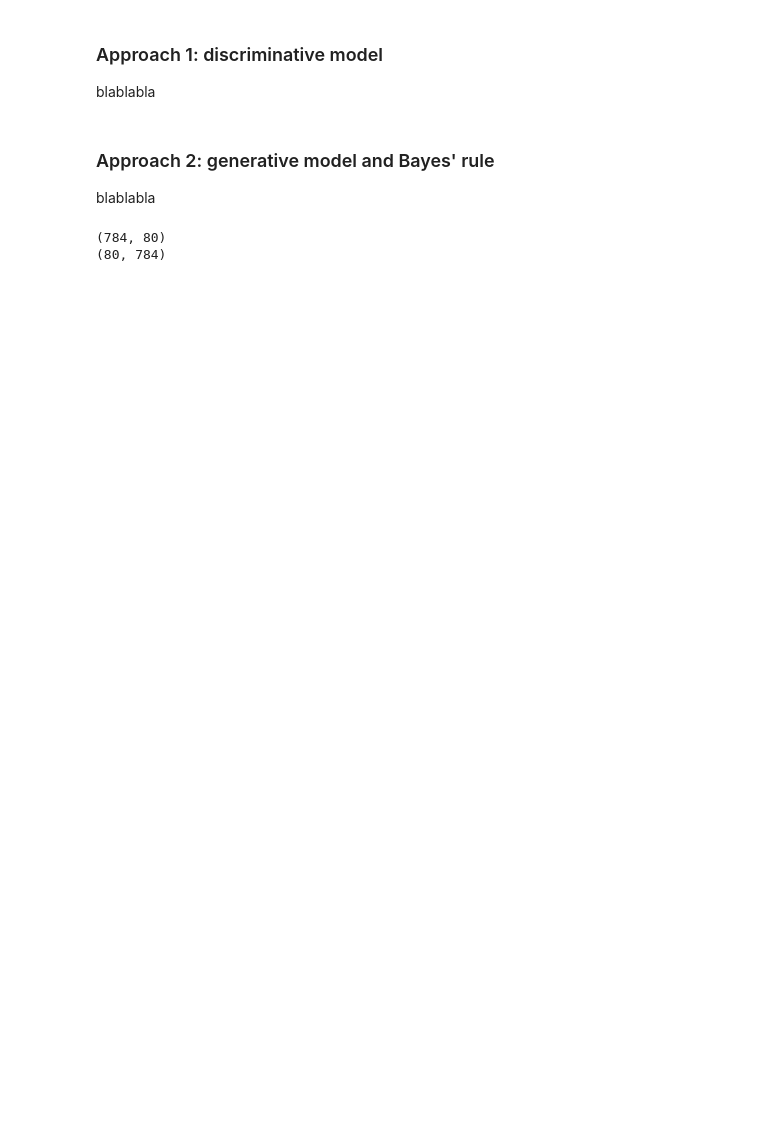
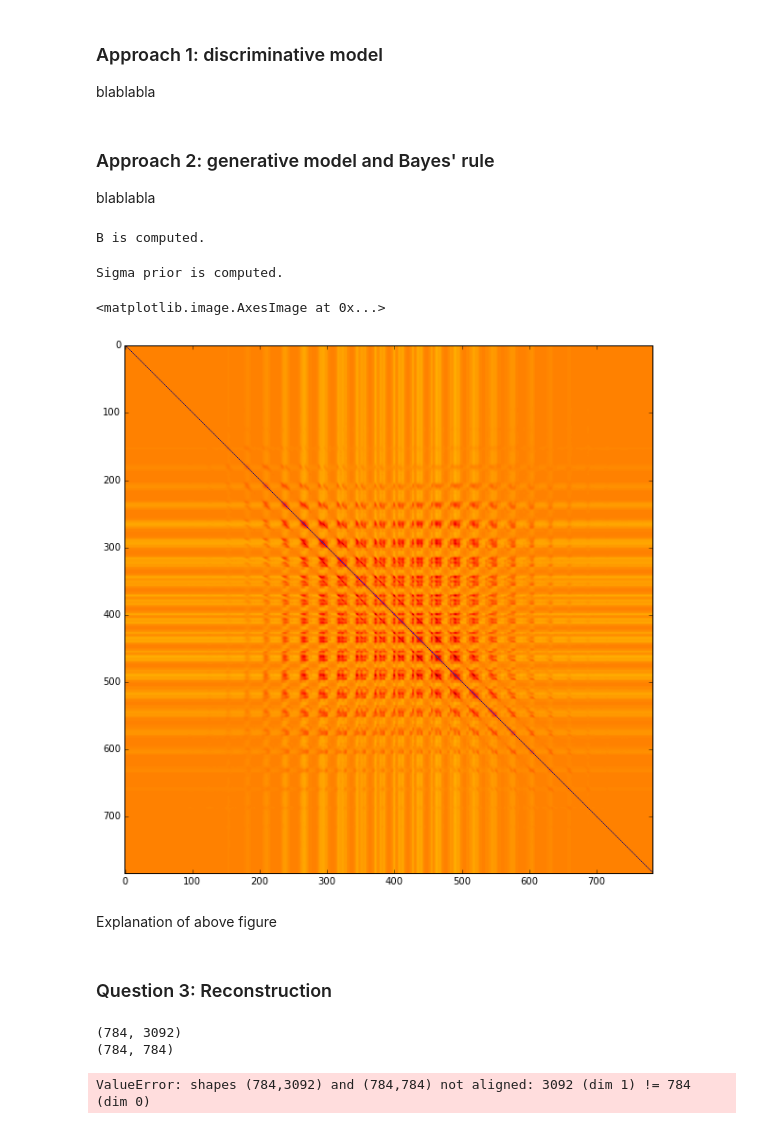
Before and after one commit to EmielStoelinga/CCN1718, a Jupyter notebook: ass4/CCN Assignment 4.ipynb, the cells around one changed output. Drawn from its saved outputs; the diff is of its cells as text; code cells hidden in the pictures; blank space fills up the shorter version.

```diff
--- a/ass4/CCN Assignment 4.ipynb
+++ b/ass4/CCN Assignment 4.ipynb
@@ -11,14 +15,18 @@ Y = data['Y']
 prior = data['prior']
 # %%
 def normalize(data):
+    np.transpose(data)
     output = []
     for row in data:
         this_row = row
         mean = np.mean(this_row)
         std = np.std(this_row)
+        if std == 0:
+            break
         normalized = (this_row-mean)/std
         output.append(normalized)
 
+    np.transpose(output)
     return np.asarray(output)
 # %%
 def split_into_train_test(data, train_per):
@@ -33,6 +41,7 @@ def split_into_train_test(data, train_per):
 # normalize the data
 normalized_x = normalize(X)
 normalized_y = normalize(Y)
+prior = normalize(prior)
 
 # make training and test sets of the normalize data
 train_x, test_x = split_into_train_test(normalized_x, .8)
@@ -44,20 +53,49 @@ blablabla
 ### Approach 2: generative model and Bayes' rule
 blablabla
 # %%
-# B = ((XtrainT)*(Xtrain)+lambda*l)^(-1)*XtrainT*Ytrain
-# ^T means transpose
 lamb = 10^-6
-l = np.identity(3092)
+nPixels = 784
+l = np.identity(nPixels)
 
-#B = (np.linalg.inv(np.dot(np.transpose(train_x),train_x)+lamb*l))*np.dot(np.transpose(train_x),train_y)
 first = np.dot(np.transpose(train_x), train_x)
 second = first + lamb*l
 third = np.linalg.inv(second)
 fourth = np.dot(third, np.transpose(train_x))
 B = np.dot(fourth, train_y)
 
-print(np.transpose(train_x).shape)
-print(train_x.shape)
+print("B is computed.")
 # %% [output]
-(784, 80)
-(80, 784)
+B is computed.
+# %%
+sig = (10^-3)*l
+
+first = np.dot(np.transpose(prior), prior)
+sigPrior = first / (len(prior)-1)
+sigPrior[np.diag_indices_from(sigPrior)] += 10^-6 # regularize
+
+print("Sigma prior is computed.")
+# %% [output]
+Sigma prior is computed.
+# %%
+plt.figure(1, figsize=(15,10))
+plt.colorbar
+plt.imshow(sigPrior)
+# %% [output]
+<matplotlib.image.AxesImage at 0x...>
+[figure, added]
+# %% [markdown]
+Explanation of above figure
+# %% [markdown]
+### Question 3: Reconstruction
+# %%
+print(B.shape)
+print(np.linalg.inv(sig).shape)
+first = np.dot(B, np.linalg.inv(sig))
+second = np.dot(first, np.transpose(B))
+third = np.linalg.inv(sigPrior) + second
+fourth = np.dot(third, B)
+muPost = np.dot(fourth, np.linalg.inv(sig))
+# %% [output]
+(784, 3092)
+(784, 784)
+ValueError: shapes (784,3092) and (784,784) not aligned: 3092 (dim 1) != 784 (dim 0)
```
Also changed, not shown: parts of 1 cell of this notebook.
